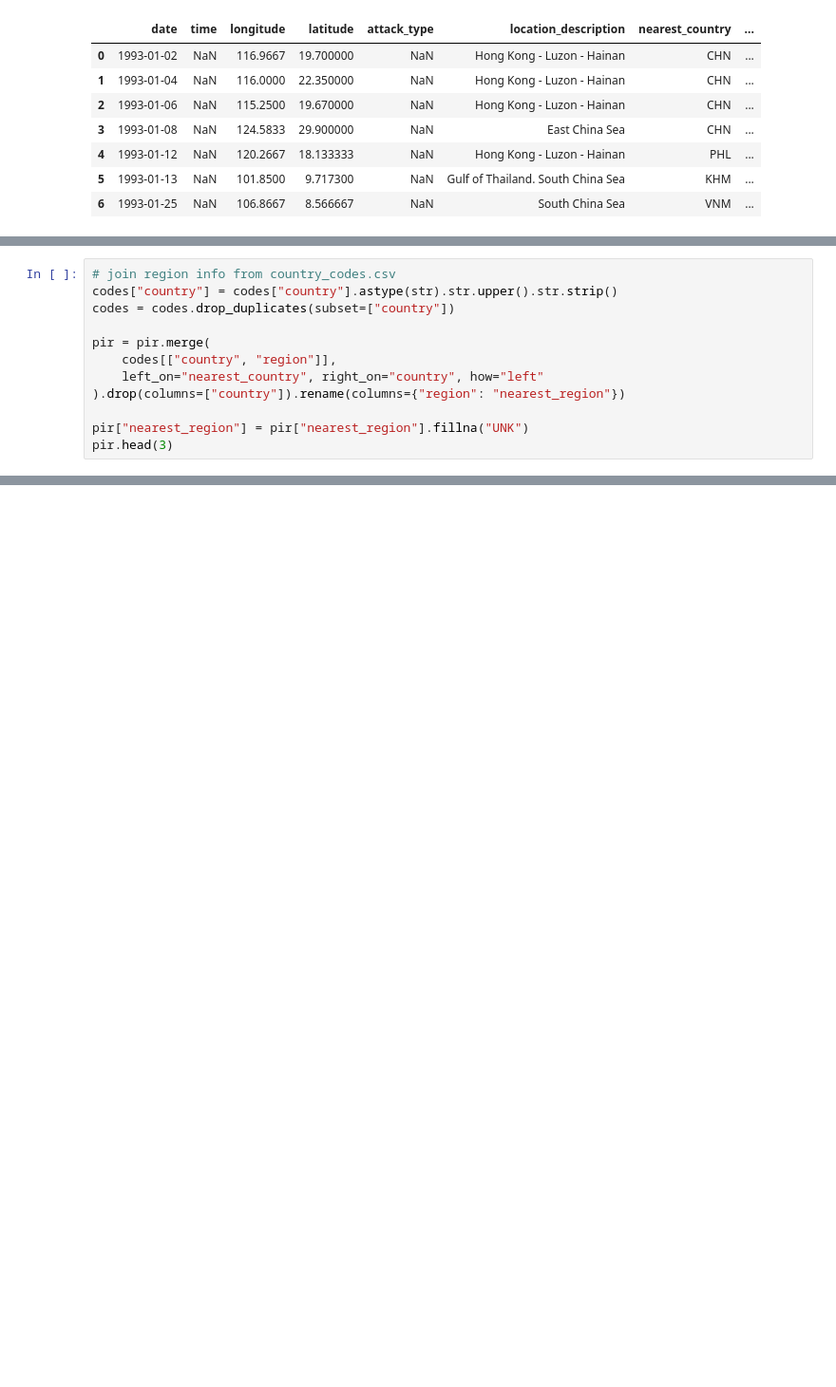
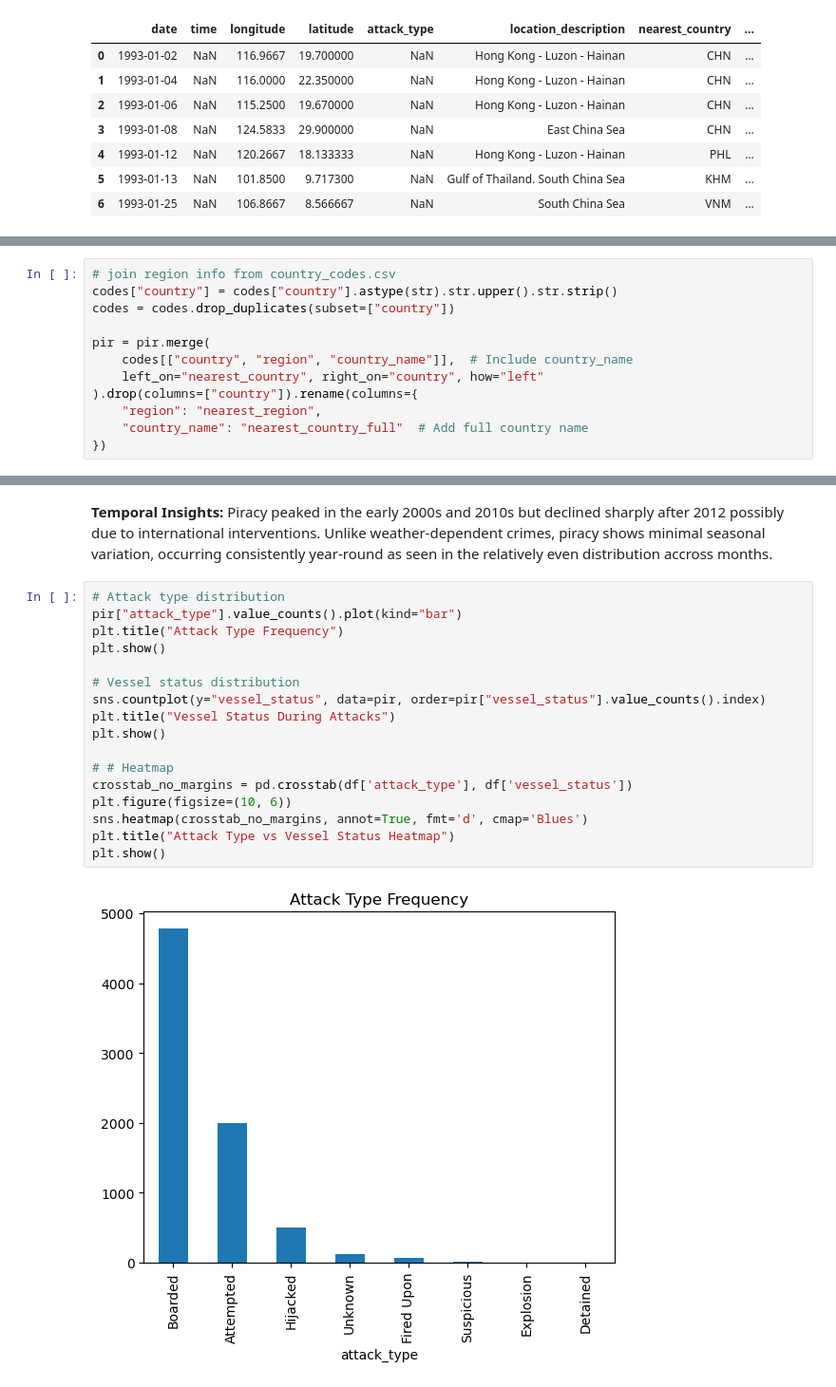
Before and after one commit to zuweii/datamining, a Jupyter notebook: piracy.ipynb, the cells around one changed output, grey strips where cells are left out. Shown: that part at 95% size. Drawn from its saved outputs; the diff is of its cells as text; blank space fills up the shorter version.

```diff
--- a/piracy.ipynb
+++ b/piracy.ipynb
@@ -204,9 +189,9 @@ codes["country"] = codes["country"].astype(str).str.upper().str.strip()
 codes = codes.drop_duplicates(subset=["country"])
 
 pir = pir.merge(
-    codes[["country", "region"]],
+    codes[["country", "region", "country_name"]],  # Include country_name
     left_on="nearest_country", right_on="country", how="left"
-).drop(columns=["country"]).rename(columns={"region": "nearest_region"})
-
-pir["nearest_region"] = pir["nearest_region"].fillna("UNK")
-pir.head(3)
+).drop(columns=["country"]).rename(columns={
+    "region": "nearest_region",
+    "country_name": "nearest_country_full"  # Add full country name
+})
@@ -331,0 +308,21 @@ Name: count, dtype: int64
+# %% [markdown]
+**Temporal Insights:** Piracy peaked in the early 2000s and 2010s but declined sharply after 2012 possibly due to international interventions. Unlike weather-dependent crimes, piracy shows minimal seasonal variation, occurring consistently year-round as seen in the relatively even distribution accross months.
+# %%
+# Attack type distribution
+pir["attack_type"].value_counts().plot(kind="bar")
+plt.title("Attack Type Frequency")
+plt.show()
+
+# Vessel status distribution
+sns.countplot(y="vessel_status", data=pir, order=pir["vessel_status"].value_counts().index)
+plt.title("Vessel Status During Attacks")
+plt.show()
+
+# # Heatmap
+crosstab_no_margins = pd.crosstab(df['attack_type'], df['vessel_status'])
+plt.figure(figsize=(10, 6))
+sns.heatmap(crosstab_no_margins, annot=True, fmt='d', cmap='Blues')
+plt.title("Attack Type vs Vessel Status Heatmap")
+plt.show()
+# %% [output]
+[figure, added]
```
Also changed, not shown: parts of 45 cells of this notebook, 1 other file.
